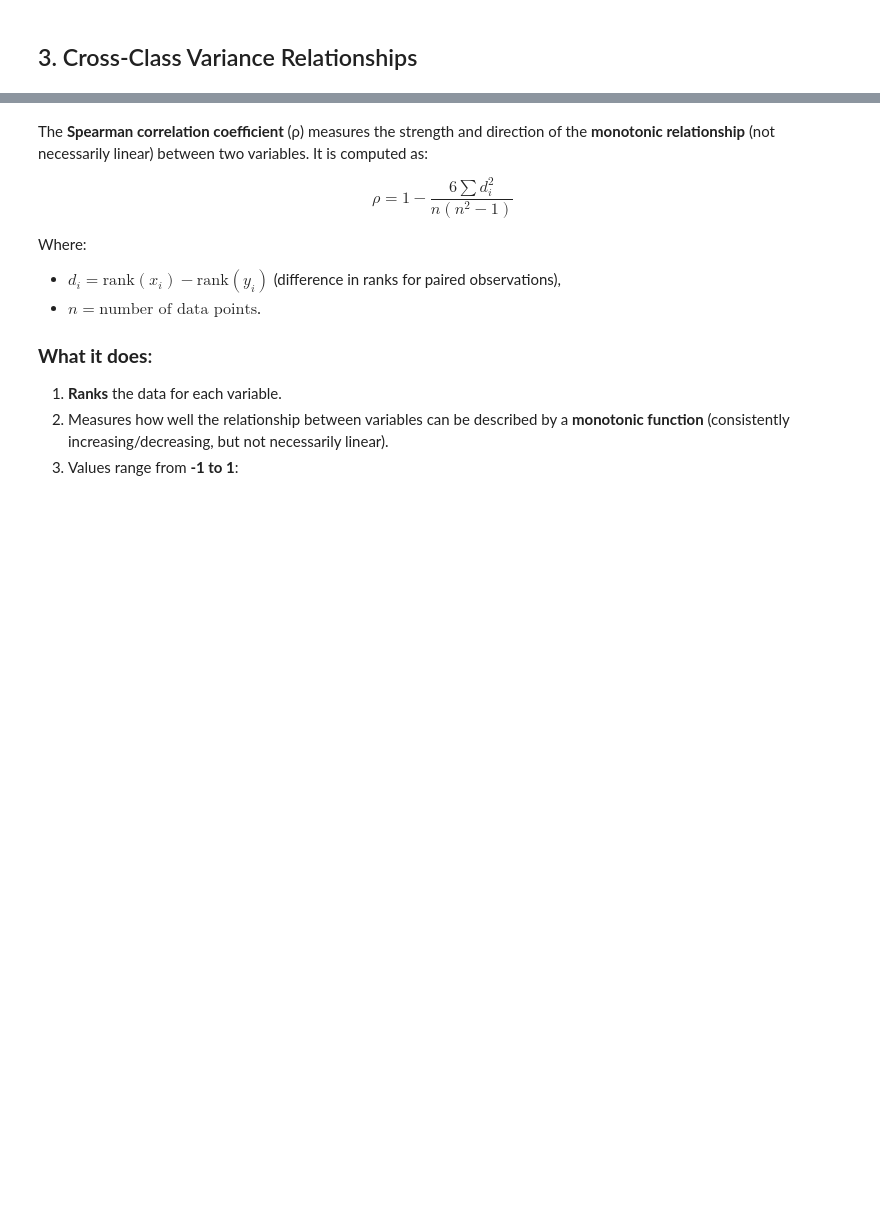
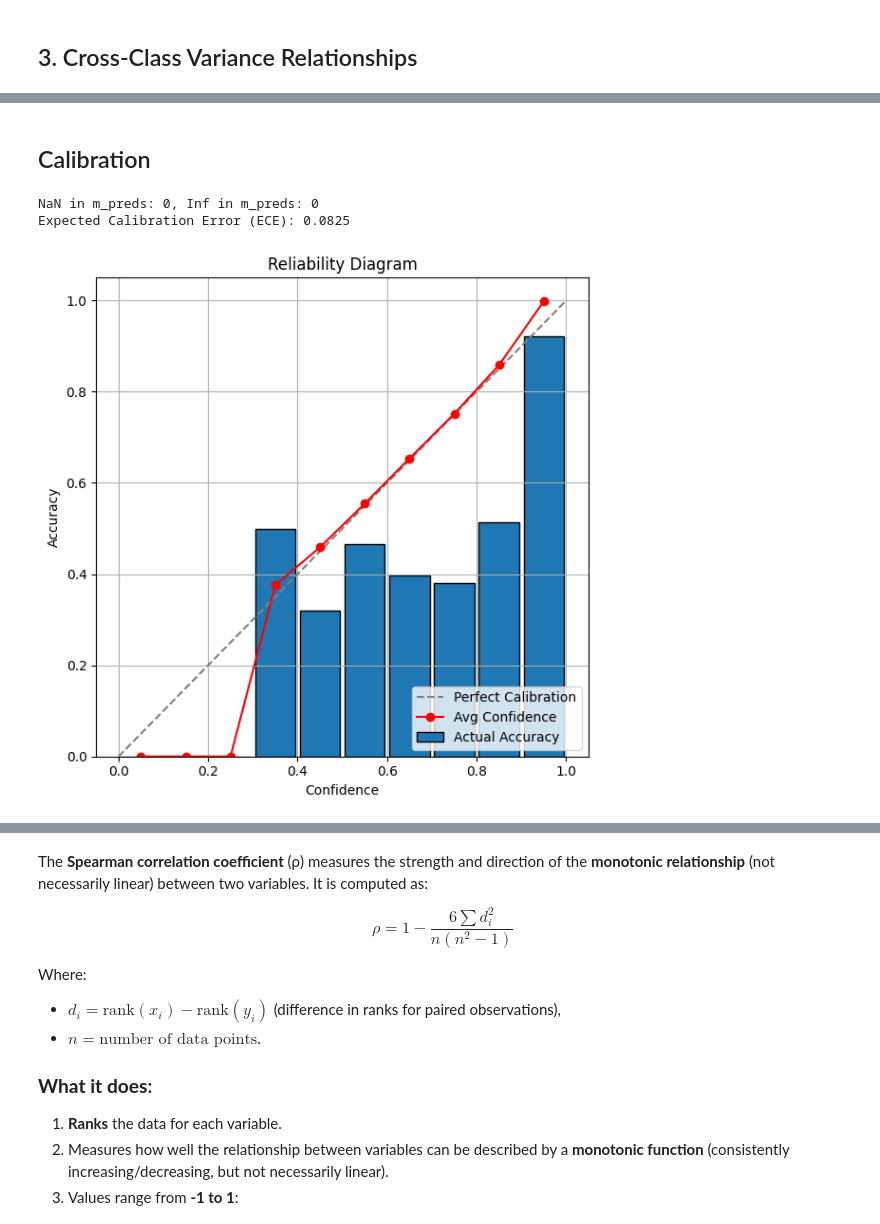
Before and after one commit to miquelflorensa/cuTAGI, a Jupyter notebook: examples/cifar10_logits.ipynb, the cells around one changed output, grey strips where cells are left out. Cells and saved outputs as stored; diff of their text form; code cells hidden in the pictures; blank space fills up the shorter version.

Commit message:
Calibration

```diff
--- a/examples/cifar10_logits.ipynb
+++ b/examples/cifar10_logits.ipynb
@@ -717,0 +818,52 @@ REMAX indices with more than 2 classes with mA > 0.3: [5030]
+# %% [markdown]
+## Calibration
+# %%
+import numpy as np
+
+num_nan = sum(np.isnan(np.array(v)).any() for v in m_preds.values())
+num_inf = sum(np.isinf(np.array(v)).any() for v in m_preds.values())
+print(f"NaN in m_preds: {num_nan}, Inf in m_preds: {num_inf}")
+
+def softmax(x):
+    e_x = np.exp(x - np.max(x))  # for numerical stability
+    return e_x / e_x.sum()
+
+# Apply to each m_pred in m_preds dictionary
+m_softmax = {
+    k: softmax(np.array(v)) for k, v in m_preds.items()
+}
+
+y_true_list = []
+confidences = []
+predicted_labels = []
+
+for k in m_softmax:
+    probs = m_softmax[k]
+    confidence = np.max(probs)
+    pred_label = np.argmax(probs)
+    true_label = y_true[k]
+
+    confidences.append(confidence)
+    predicted_labels.append(pred_label)
+    y_true_list.append(true_label)
+
+def compute_ece(y_true, y_pred, confs, num_bins=10):
+    bin_boundaries = np.linspace(0, 1, num_bins + 1)
+    ece = 0.0
+    for i in range(num_bins):
+        bin_lower = bin_boundaries[i]
+        bin_upper = bin_boundaries[i + 1]
+        in_bin = [(y_t, y_p, c) for y_t, y_p, c in zip(y_true, y_pred, confs)
+                  if bin_lower < c <= bin_upper]
+        if len(in_bin) == 0:
+            continue
+        acc = np.mean([y_t == y_p for y_t, y_p, _ in in_bin])
+        conf = np.mean([c for _, _, c in in_bin])
+        ece += (len(in_bin) / len(y_true)) * abs(acc - conf)
+    return ece
+
+ece_score = compute_ece(y_true_list, predicted_labels, confidences)
+print(f"Expected Calibration Error (ECE): {ece_score:.4f}")
+# %% [output]
+NaN in m_preds: 0, Inf in m_preds: 0
+Expected Calibration Error (ECE): 0.0825
@@ -717,0 +915,7 @@ REMAX indices with more than 2 classes with mA > 0.3: [5030]
+# %%
+# You should already have these from previous steps
+# y_true_list, predicted_labels, confidences
+
+plot_reliability_diagram(y_true_list, predicted_labels, confidences)
+# %% [output]
+[figure, added]
```
Also changed, not shown: parts of 20 cells of this notebook, 1 other file.
